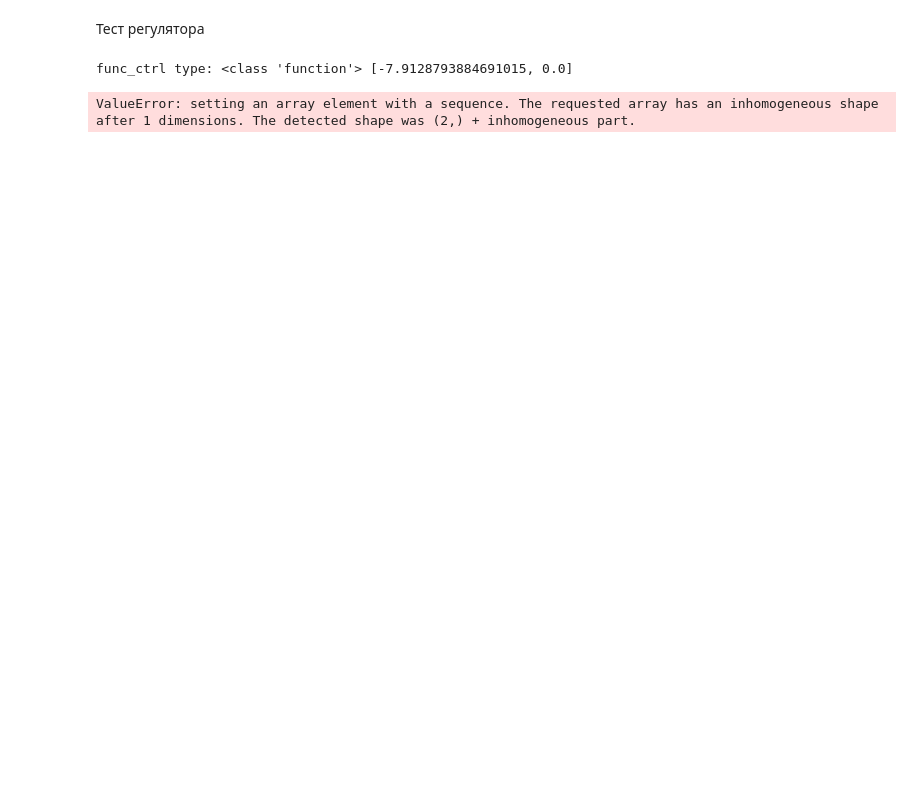
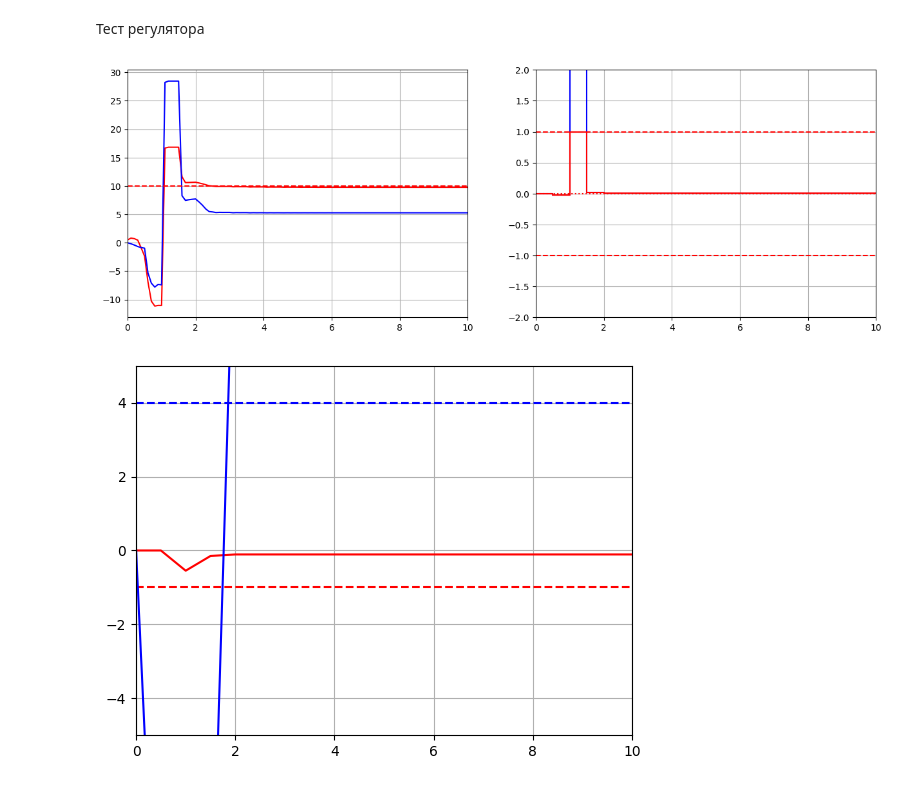
Before and after one commit to sanka-eu/nonlinear_and_adaptive_control_practice, a Jupyter notebook: lab3_akar_ident.ipynb, the cells around one changed output. Drawn from its saved outputs; the diff is of its cells as text; code cells hidden in the pictures; blank space fills up the shorter version.

```diff
--- a/lab3_akar_ident.ipynb
+++ b/lab3_akar_ident.ipynb
@@ -150,7 +154,10 @@ class ADCS_ident(digicon_mod.plc.PLC):
             model = linmod.LinearRegression()
             model.fit(X=z[:,2].reshape(-1,1), y=y1)
             self.coeff['t'].append(t)
-            self.coeff['a'].append(model.coef_)
+            a = model.coef_
+            if isinstance(a, numpy.ndarray):
+              a = a[0]
+            self.coeff['a'].append(a)
             self.coeff['b'].append(model.intercept_)
 
     def control(self, x, t):
@@ -161,36 +168,36 @@ class ADCS_ident(digicon_mod.plc.PLC):
         G = self.gain
         T = x[1]
         dP_d = self.dP_d
-        return self.func(
+        u = self.func(
             T_1=10.0, dP=dP, T=T, dP_d=dP_d, G=G, T_2=1.0, a=a, zeta0=zeta0
         )
+        return u
 # %% [markdown]
 Тест регулятора
 # %%
 v0_init = 4.0
 v0_finish = 23.0
 change_time = 30
 goal = 10
-gain = 4
+gain = 2300
 step = 0.5
 mod_step = 0.1
-tk = 100
+tk = 10
 x0 = [0.5, 0.0]
 func_ctrl = F_with_change(change_time,v0_init,v0_finish)
-print(f"func_ctrl type: {type(func_ctrl)} {func_ctrl(1)([0,0],0)}")
 
 reg = ADCS_ident(goal=goal, gain=gain, dt=step)
 res = digicon_mod.sim.calculate(func_ctrl, x0, mod_step, tk, reg)
 plot_result(time=res['t'], time_end=tk, x1 = res['x1'], x2 = res['x2'], plc=reg, goal=goal)
 
 tend = tk
 plt.figure()
 plt.plot(reg.coeff['t'], reg.coeff['a'], 'r', [0, tk], [-1, -1], 'r--',
          reg.coeff['t'], reg.coeff['b'], 'b', [0, change_time, change_time, tk], [v0_init, v0_init, v0_finish, v0_finish], 'b--')
 plt.ylim([-5.0, 5.0])
 plt.xlim([0, tk])
 plt.grid()
 plt.show()
 # %% [output]
-func_ctrl type: <class 'function'> [-7.9128793884691015, 0.0]
-ValueError: setting an array element with a sequence. The requested array has an inhomogeneous shape after 1 dimensions. The detected shape was (2,) + inhomogeneous part.
+[figure, added]
+[figure, added]
```
Also changed, not shown: parts of 2 cells of this notebook.
